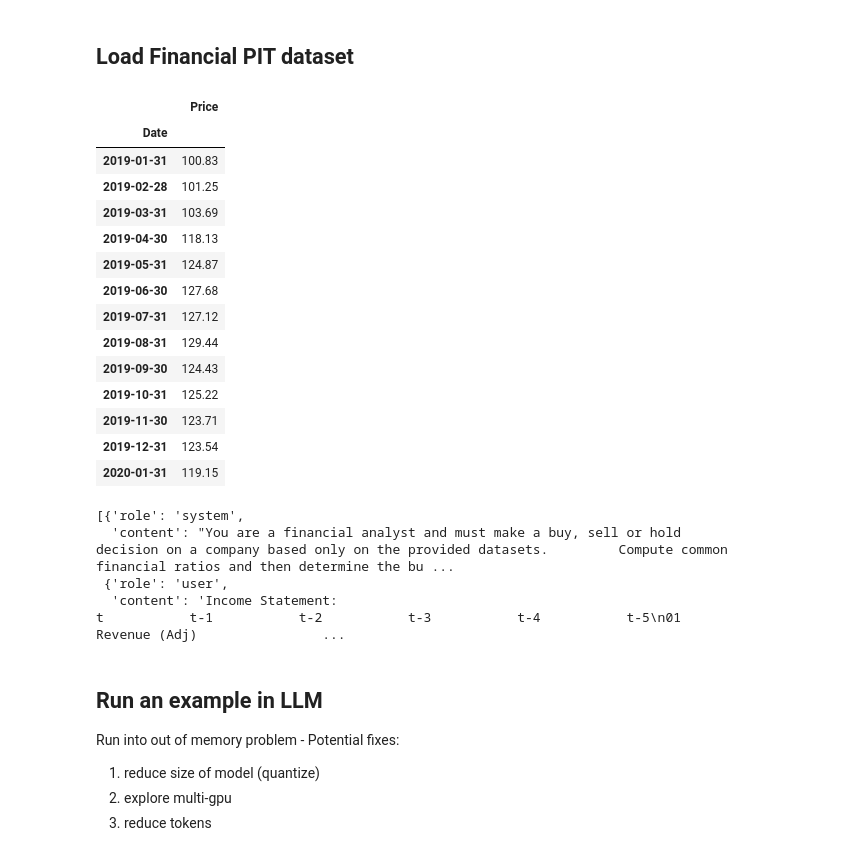
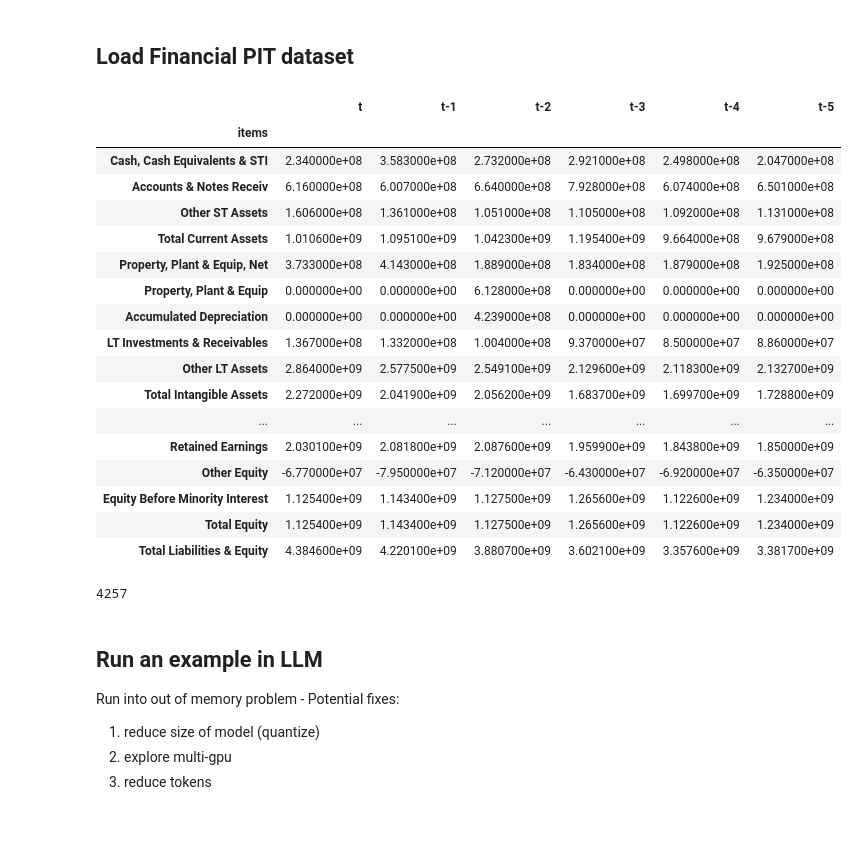
Before and after one commit to bmc-eng/LLMFinancialAnalyst, a Jupyter notebook: 03 - Backtest.ipynb, the cells around one changed output. Saved outputs shown, nothing was run; the diff lists cells and outputs as text; code cells hidden in the pictures; blank space fills up the shorter version.

Commit message:
reduced number of tokens in prompt

```diff
--- a/03 - Backtest.ipynb
+++ b/03 - Backtest.ipynb
@@ -111,23 +112,26 @@ all_data = sec_helper.get_all_data()
 importlib.reload(company_data)
 sec_helper = company_data.SecurityData('tmp/fs','data_quarterly_pit.json', all_data)
 # %%
-sec_helper.get_security_statement('2020-01-31','AON UN Equity','px')
+sec_helper.get_security_statement('2020-01-31','AON UN Equity','bs')
 # %% [output]
-|  | Price |
-| Date |  |
-| 2019-01-31 | 100.83 |
-| 2019-02-28 | 101.25 |
-| 2019-03-31 | 103.69 |
-| 2019-04-30 | 118.13 |
-| 2019-05-31 | 124.87 |
-| 2019-06-30 | 127.68 |
-| 2019-07-31 | 127.12 |
-| 2019-08-31 | 129.44 |
-| 2019-09-30 | 124.43 |
-| 2019-10-31 | 125.22 |
-| 2019-11-30 | 123.71 |
-| 2019-12-31 | 123.54 |
-| 2020-01-31 | 119.15 |
+|  | t | t-1 | t-2 | t-3 | t-4 | t-5 |
+| items |  |  |  |  |  |  |
+| Cash, Cash Equivalents & STI | 2.340000e+08 | 3.583000e+08 | 2.732000e+08 | 2.921000e+08 | 2.498000e+08 | 2.047000e+08 |
+| Accounts & Notes Receiv | 6.160000e+08 | 6.007000e+08 | 6.640000e+08 | 7.928000e+08 | 6.074000e+08 | 6.501000e+08 |
+| Other ST Assets | 1.606000e+08 | 1.361000e+08 | 1.051000e+08 | 1.105000e+08 | 1.092000e+08 | 1.131000e+08 |
+| Total Current Assets | 1.010600e+09 | 1.095100e+09 | 1.042300e+09 | 1.195400e+09 | 9.664000e+08 | 9.679000e+08 |
+| Property, Plant & Equip, Net | 3.733000e+08 | 4.143000e+08 | 1.889000e+08 | 1.834000e+08 | 1.879000e+08 | 1.925000e+08 |
+| Property, Plant & Equip | 0.000000e+00 | 0.000000e+00 | 6.128000e+08 | 0.000000e+00 | 0.000000e+00 | 0.000000e+00 |
+| Accumulated Depreciation | 0.000000e+00 | 0.000000e+00 | 4.239000e+08 | 0.000000e+00 | 0.000000e+00 | 0.000000e+00 |
+| LT Investments & Receivables | 1.367000e+08 | 1.332000e+08 | 1.004000e+08 | 9.370000e+07 | 8.500000e+07 | 8.860000e+07 |
+| Other LT Assets | 2.864000e+09 | 2.577500e+09 | 2.549100e+09 | 2.129600e+09 | 2.118300e+09 | 2.132700e+09 |
+| Total Intangible Assets | 2.272000e+09 | 2.041900e+09 | 2.056200e+09 | 1.683700e+09 | 1.699700e+09 | 1.728800e+09 |
+| ... | ... | ... | ... | ... | ... | ... |
+| Retained Earnings | 2.030100e+09 | 2.081800e+09 | 2.087600e+09 | 1.959900e+09 | 1.843800e+09 | 1.850000e+09 |
+| Other Equity | -6.770000e+07 | -7.950000e+07 | -7.120000e+07 | -6.430000e+07 | -6.920000e+07 | -6.350000e+07 |
+| Equity Before Minority Interest | 1.125400e+09 | 1.143400e+09 | 1.127500e+09 | 1.265600e+09 | 1.122600e+09 | 1.234000e+09 |
+| Total Equity | 1.125400e+09 | 1.143400e+09 | 1.127500e+09 | 1.265600e+09 | 1.122600e+09 | 1.234000e+09 |
+| Total Liabilities & Equity | 4.384600e+09 | 4.220100e+09 | 3.880700e+09 | 3.602100e+09 | 3.357600e+09 | 3.381700e+09 |
 # %%
 system_prompt = "You are a financial analyst and must make a buy, sell or hold decision on a company based only on the provided datasets. \
         Compute common financial ratios and then determine the buy or sell decision. Explain your reasons in less than 500 words. Provide a \
@@ -138,12 +142,10 @@ system_prompt = "You are a financial analyst and must make a buy, sell or hold d
 # %%
 prompt = sec_helper.get_prompt('2020-01-31','AON UN Equity', system_prompt)
 # %%
-prompt
+tokens = tokenizer.apply_chat_template(prompt, tokenize=True, add_generation_prompt=True)
+len(tokens)
 # %% [output]
-[{'role': 'system',
-  'content': "You are a financial analyst and must make a buy, sell or hold decision on a company based only on the provided datasets.         Compute common financial ratios and then determine the bu ...
- {'role': 'user',
-  'content': 'Income Statement:                                                                 t           t-1           t-2           t-3           t-4           t-5\n01 Revenue (Adj)                ...
+4257
 # %% [markdown]
 ## Run an example in LLM
 
```
Also changed, not shown: parts of 18 cells of this notebook, 5 other files.
